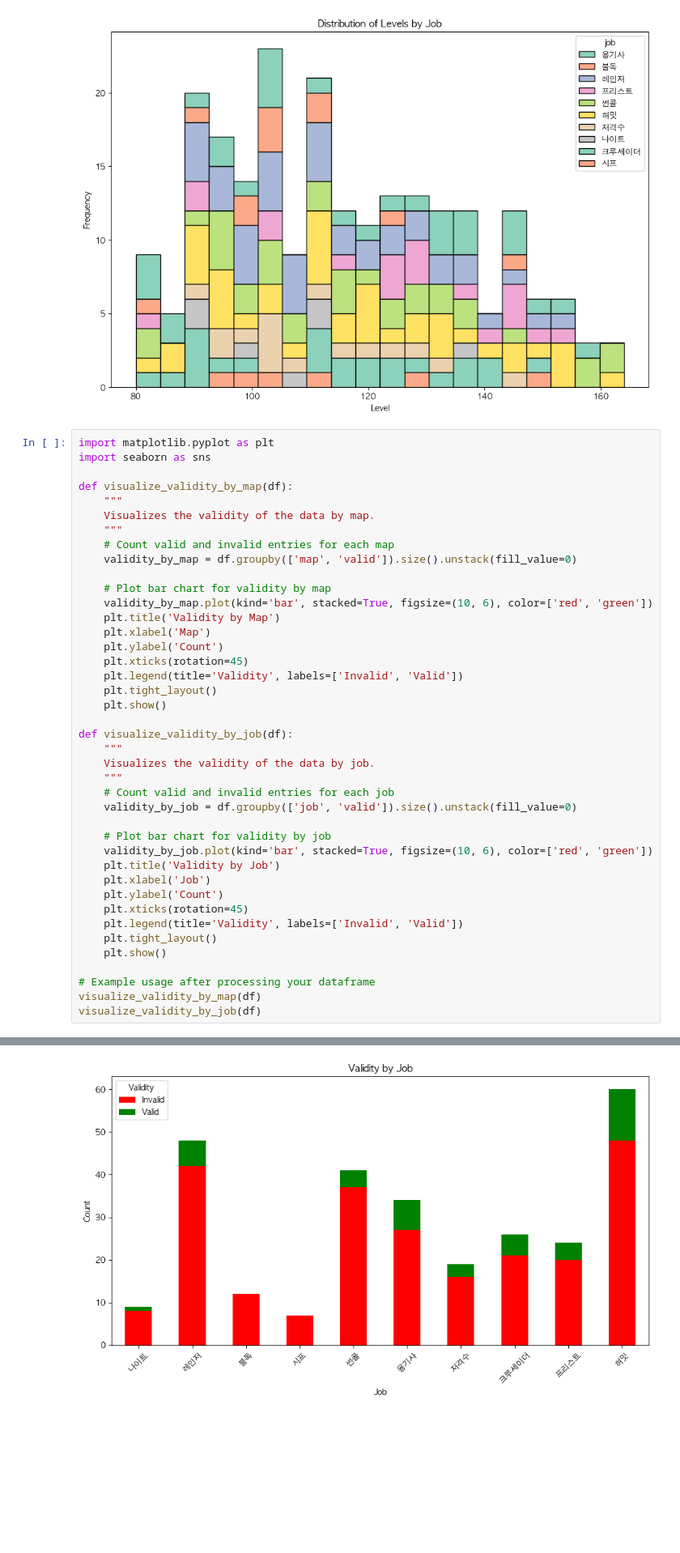
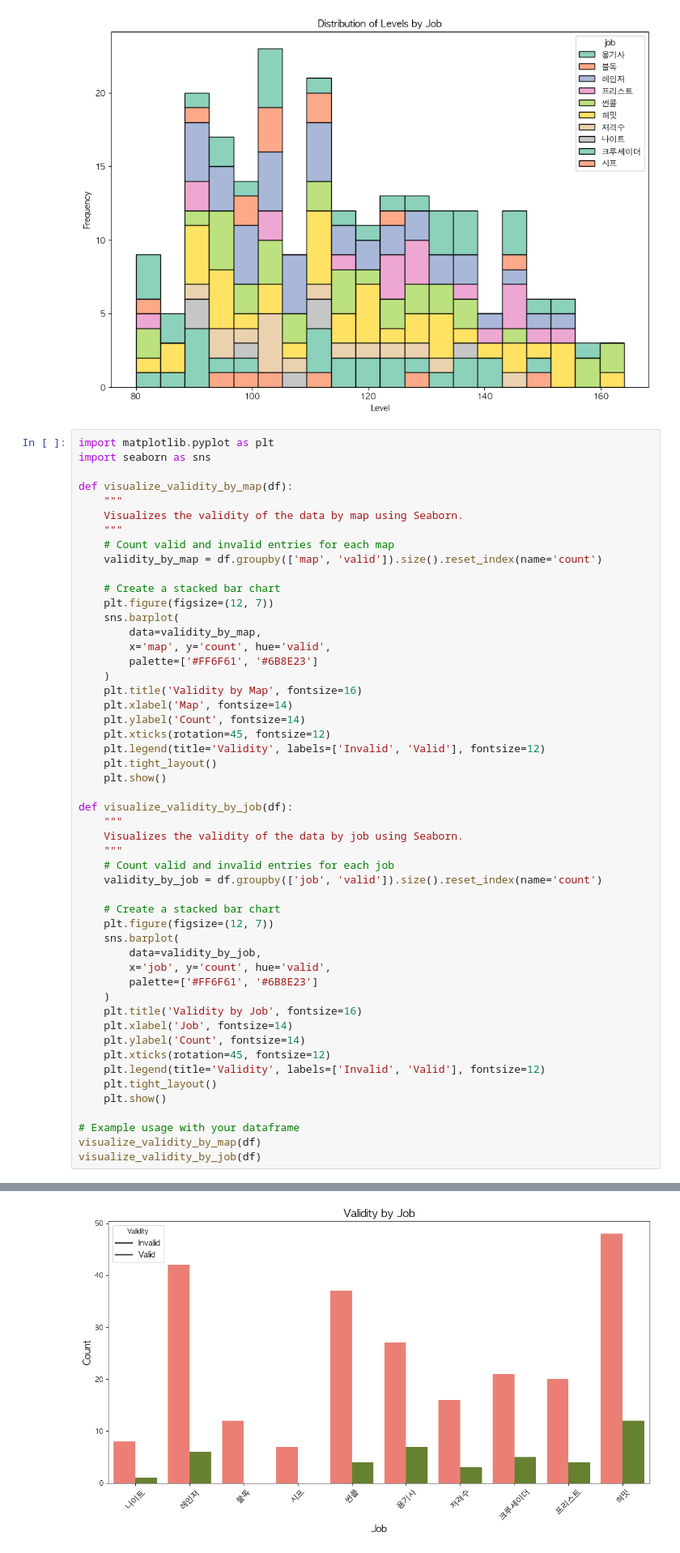
Before and after one commit to jongwonIee/mapleland, a Jupyter notebook: party/main.ipynb, the cells around one changed output, grey strips where cells are left out. Shown at 81% size. Drawn from its saved outputs; the diff is of its cells as text; blank space fills up the shorter version.

```diff
--- a/party/main.ipynb
+++ b/party/main.ipynb
@@ -490,39 +490,49 @@ import seaborn as sns
 
 def visualize_validity_by_map(df):
     """
-    Visualizes the validity of the data by map.
+    Visualizes the validity of the data by map using Seaborn.
     """
     # Count valid and invalid entries for each map
-    validity_by_map = df.groupby(['map', 'valid']).size().unstack(fill_value=0)
+    validity_by_map = df.groupby(['map', 'valid']).size().reset_index(name='count')
 
-    # Plot bar chart for validity by map
-    validity_by_map.plot(kind='bar', stacked=True, figsize=(10, 6), color=['red', 'green'])
-    plt.title('Validity by Map')
-    plt.xlabel('Map')
-    plt.ylabel('Count')
-    plt.xticks(rotation=45)
-    plt.legend(title='Validity', labels=['Invalid', 'Valid'])
+    # Create a stacked bar chart
+    plt.figure(figsize=(12, 7))
+    sns.barplot(
+        data=validity_by_map,
+        x='map', y='count', hue='valid',
+        palette=['#FF6F61', '#6B8E23']
+    )
+    plt.title('Validity by Map', fontsize=16)
+    plt.xlabel('Map', fontsize=14)
+    plt.ylabel('Count', fontsize=14)
+    plt.xticks(rotation=45, fontsize=12)
+    plt.legend(title='Validity', labels=['Invalid', 'Valid'], fontsize=12)
     plt.tight_layout()
     plt.show()
 
 def visualize_validity_by_job(df):
     """
-    Visualizes the validity of the data by job.
+    Visualizes the validity of the data by job using Seaborn.
     """
     # Count valid and invalid entries for each job
-    validity_by_job = df.groupby(['job', 'valid']).size().unstack(fill_value=0)
+    validity_by_job = df.groupby(['job', 'valid']).size().reset_index(name='count')
 
-    # Plot bar chart for validity by job
-    validity_by_job.plot(kind='bar', stacked=True, figsize=(10, 6), color=['red', 'green'])
-    plt.title('Validity by Job')
-    plt.xlabel('Job')
-    plt.ylabel('Count')
-    plt.xticks(rotation=45)
-    plt.legend(title='Validity', labels=['Invalid', 'Valid'])
+    # Create a stacked bar chart
+    plt.figure(figsize=(12, 7))
+    sns.barplot(
+        data=validity_by_job,
+        x='job', y='count', hue='valid',
+        palette=['#FF6F61', '#6B8E23']
+    )
+    plt.title('Validity by Job', fontsize=16)
+    plt.xlabel('Job', fontsize=14)
+    plt.ylabel('Count', fontsize=14)
+    plt.xticks(rotation=45, fontsize=12)
+    plt.legend(title='Validity', labels=['Invalid', 'Valid'], fontsize=12)
     plt.tight_layout()
     plt.show()
 
-# Example usage after processing your dataframe
+# Example usage with your dataframe
 visualize_validity_by_map(df)
 visualize_validity_by_job(df)
 # %% [output]
@@ -530 +540 @@ visualize_validity_by_job(df)
-[figure, old version]
+[figure, new version]
```
Also changed, not shown: parts of 5 cells of this notebook, 3 other files.
